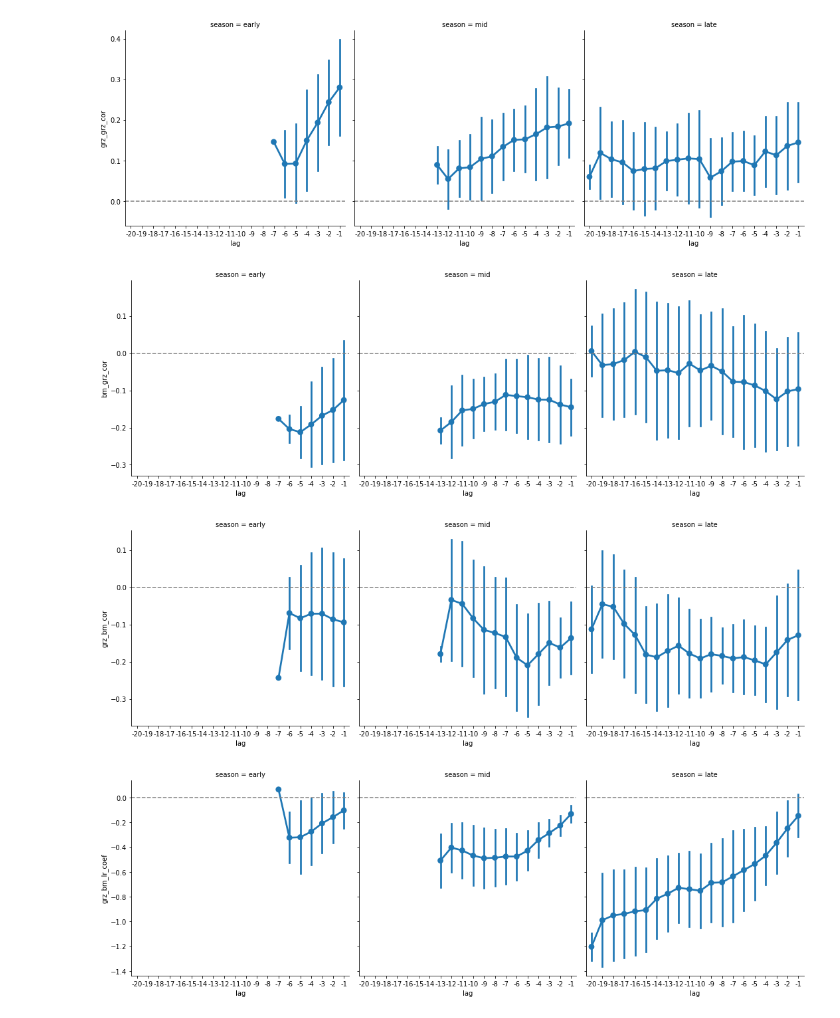
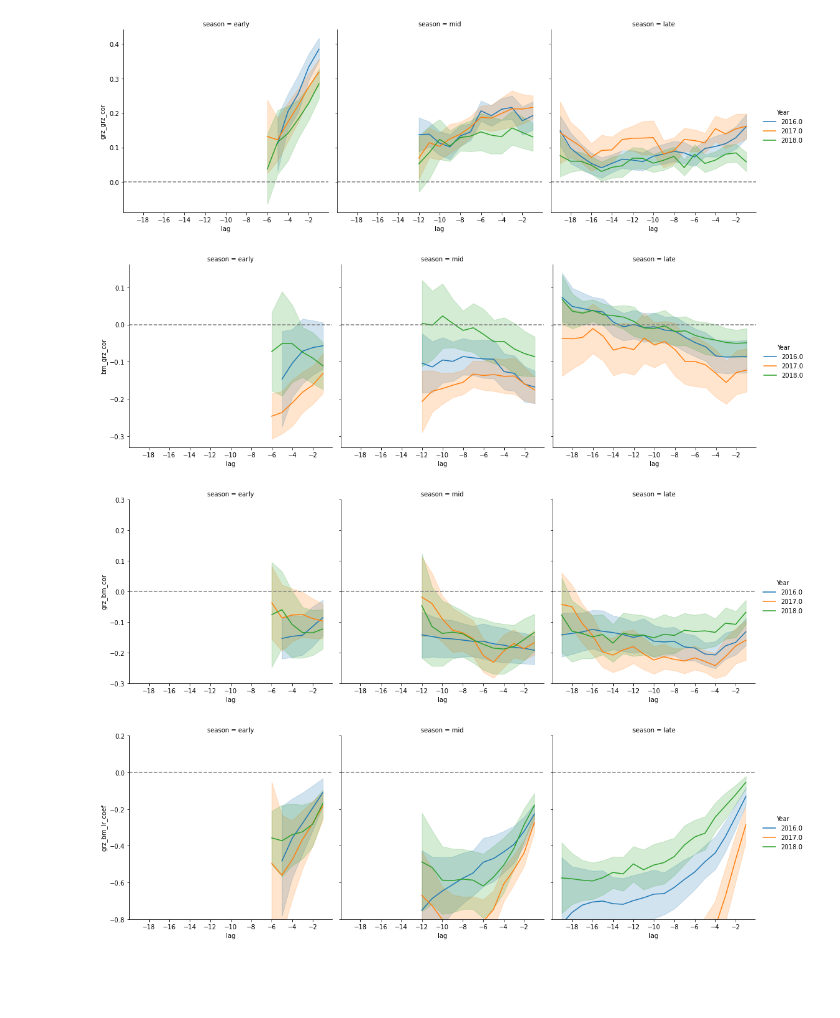
Before and after one commit to kearney-sp/lotek_processing, a Jupyter notebook: temp_autocorr_bm_grz.ipynb, the cells around one changed output. Cells and saved outputs as stored; diff of their text form; code cells hidden in the pictures; blank space fills up the shorter version.

```diff
--- a/temp_autocorr_bm_grz.ipynb
+++ b/temp_autocorr_bm_grz.ipynb
@@ -162,0 +229,8 @@ Name: grazing_rel_freq, dtype: float64
+# %%
+"""
+Calculate total weekly grazing seconds per pasture-season to use as offset to account for missing data
+"""
+df_wkly_grid_full.loc[:, 'grazing_wkly_sum'] = df_wkly_grid_full.groupby(['Pasture',
+                                                                          'week',
+                                                                          'Year',
+                                                                          'season_str'])['grazing_secs'].transform('sum').values
@@ -162,0 +256,11 @@ Name: grazing_rel_freq, dtype: float64
+# %%
+"""
+Calculate grazing frequency relative to expected with perfectly even grazing
+"""
+df_wkly_grid_full.loc[:, 'grazing_rel_freq'] = df_wkly_grid_full['grazing_secs'] / (df_wkly_grid_full['grazing_wkly_sum'] /
+                                                                             df_wkly_grid_full.groupby(
+                                                                                 ['Pasture',
+                                                                                  'week',
+                                                                                  'Year',
+                                                                                  'season_str'])['grazing_secs'].transform('count'))
+df_wkly_grid_full['grazing_rel_freq'].describe()
@@ -183,7 +297,7 @@ if scale_vars:
     #scaler.fit_transform(df_wkly_grid_full[c].values.reshape(-1, 1)).flatten()#.transform(
 #        lambda x: scaler.fit_transform(x.values.reshape(-1, 1)).flatten())
 # %%
-df = df_wkly_grid_full.groupby(['Pasture', 'week', 'UTM_X', 'UTM_Y']).mean().reset_index()
+df = df_wkly_grid_full.groupby(['Year', 'Pasture', 'week', 'UTM_X', 'UTM_Y']).mean().reset_index()
 # %%
 from statsmodels.regression.linear_model import OLS
 import statsmodels.api as sm
@@ -274,28 +412,42 @@ for past in tqdm(df['Pasture'].unique()):
 # %%
 df_corr['season'] = df_corr['week'].apply(lambda x: season_func(x))
 df_corr.loc[df_corr['lag'] == 0, 'grz_grz_cor'] = np.nan
+# %%
+df_corr = df_corr.set_index(['season',
+                   'Year',
+                   'lag'])[(df_corr.groupby(['season', 'Year'])['lag'].value_counts() > 3).reindex(df_corr.set_index(['season',
+                   'Year',
+                   'lag']).index)]
 # %%
-g = sns.catplot(x='lag', y='grz_grz_cor', kind='point', col='season', data=df_corr, ci='sd')
+from matplotlib.ticker import MaxNLocator
+
+g = sns.relplot(x='lag', y='grz_grz_cor', kind='line', hue='Year', col='season', data=df_corr, errorbar=('se', 2), palette='tab10')
 for ax in g.axes.flatten():
     ax.axhline(y=0, linestyle='dashed', color='grey')
+    ax.xaxis.set_major_locator(MaxNLocator(steps=[1, 2], integer=True))
 # %% [output]
-[figure, old version]
+[figure, new version]
 # %%
-g = sns.catplot(x='lag', y='bm_grz_cor', col='season', kind='point', data=df_corr, ci='sd')
+g = sns.relplot(x='lag', y='bm_grz_cor', kind='line', hue='Year', col='season', data=df_corr, errorbar=('se', 2), palette='tab10')
 for ax in g.axes.flatten():
     ax.axhline(y=0, linestyle='dashed', color='grey')
+    ax.xaxis.set_major_locator(MaxNLocator(steps=[1, 2], integer=True))
 # %% [output]
-[figure, old version]
+[figure, new version]
 # %%
-g = sns.catplot(x='lag', y='grz_bm_cor', col='season', kind='point', data=df_corr, ci='sd')
+g = sns.relplot(x='lag', y='grz_bm_cor', kind='line', hue='Year', col='season', data=df_corr, errorbar=('se', 2), palette='tab10')
 for ax in g.axes.flatten():
     ax.axhline(y=0, linestyle='dashed', color='grey')
+    ax.xaxis.set_major_locator(MaxNLocator(steps=[1, 2], integer=True))
+    ax.set_ylim(-0.3, 0.3)
 # %% [output]
-[figure, old version]
+[figure, new version]
 # %%
-g = sns.catplot(x='lag', y='grz_bm_lr_coef', col='season', kind='point', data=df_corr, ci='sd')
+g = sns.relplot(x='lag', y='grz_bm_lr_coef', kind='line', hue='Year', col='season', data=df_corr, errorbar=('se', 2), palette='tab10')
 for ax in g.axes.flatten():
     ax.axhline(y=0, linestyle='dashed', color='grey')
+    ax.xaxis.set_major_locator(MaxNLocator(steps=[1, 2], integer=True))
+    ax.set_ylim(-0.8, 0.2)
 # %% [output]
-[figure, old version]
+[figure, new version]
 # %%
```
Also changed, not shown: parts of 38 cells of this notebook, 9 other files.
